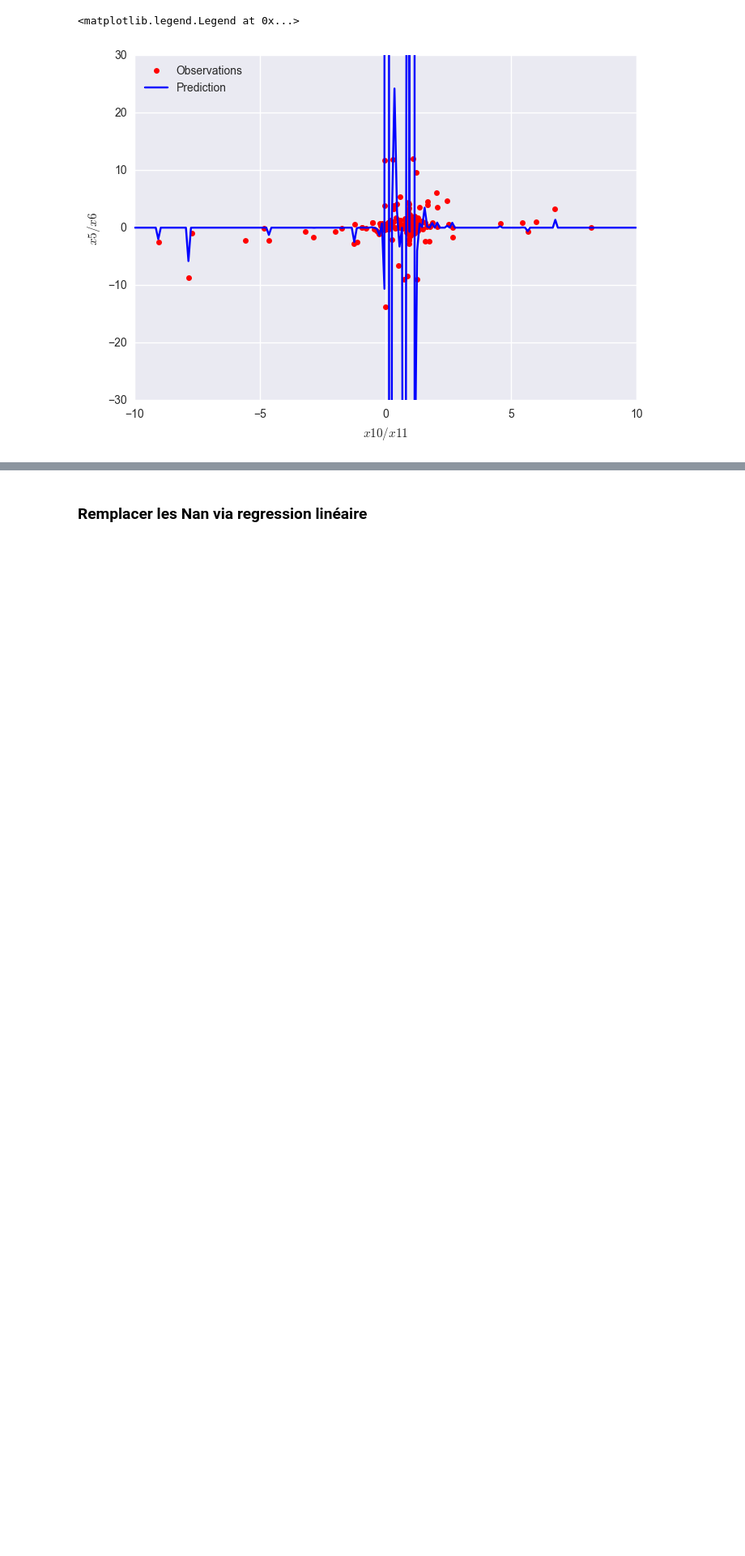
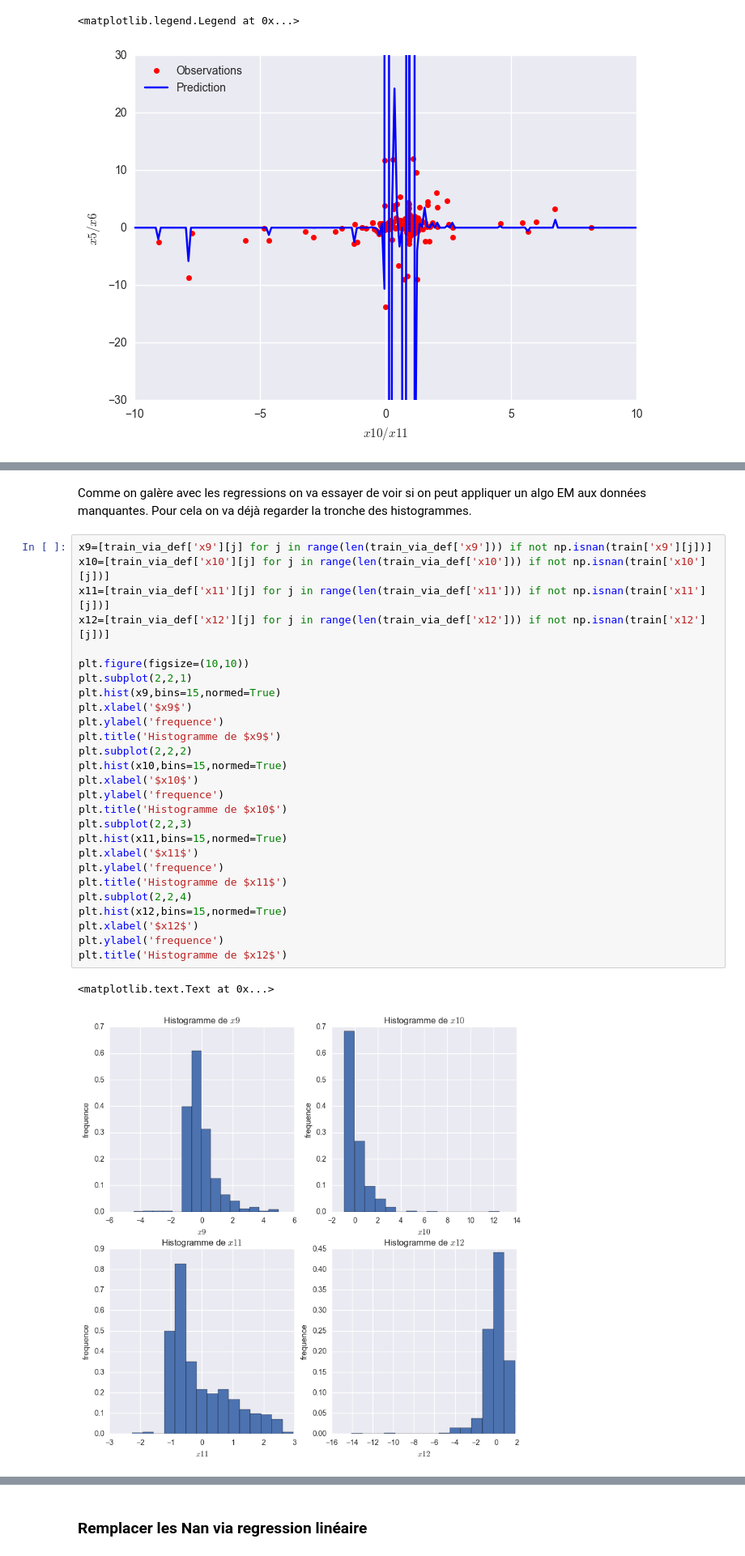
Before and after one commit to bigtdu53/failleIte, a Jupyter notebook: Code/bankrupcy_chanllenge.ipynb, the cells around one changed output, grey strips where cells are left out. Shown at 81% size. Saved outputs shown, nothing was run; the diff lists cells and outputs as text; blank space fills up the shorter version.

```diff
--- a/Code/bankrupcy_chanllenge.ipynb
+++ b/Code/bankrupcy_chanllenge.ipynb
@@ -466,0 +471,32 @@ plt.legend(loc='upper left')
+# %% [markdown]
+Comme on galère avec les regressions on va essayer de voir si on peut appliquer un algo EM aux données manquantes. Pour cela on va déjà regarder la tronche des histogrammes.
+# %%
+x9=[train_via_def['x9'][j] for j in range(len(train_via_def['x9'])) if not np.isnan(train['x9'][j])]
+x10=[train_via_def['x10'][j] for j in range(len(train_via_def['x10'])) if not np.isnan(train['x10'][j])]
+x11=[train_via_def['x11'][j] for j in range(len(train_via_def['x11'])) if not np.isnan(train['x11'][j])]
+x12=[train_via_def['x12'][j] for j in range(len(train_via_def['x12'])) if not np.isnan(train['x12'][j])]
+
+plt.figure(figsize=(10,10))
+plt.subplot(2,2,1)
+plt.hist(x9,bins=15,normed=True)
+plt.xlabel('$x9$')
+plt.ylabel('frequence')
+plt.title('Histogramme de $x9$')
+plt.subplot(2,2,2)
+plt.hist(x10,bins=15,normed=True)
+plt.xlabel('$x10$')
+plt.ylabel('frequence')
+plt.title('Histogramme de $x10$')
+plt.subplot(2,2,3)
+plt.hist(x11,bins=15,normed=True)
+plt.xlabel('$x11$')
+plt.ylabel('frequence')
+plt.title('Histogramme de $x11$')
+plt.subplot(2,2,4)
+plt.hist(x12,bins=15,normed=True)
+plt.xlabel('$x12$')
+plt.ylabel('frequence')
+plt.title('Histogramme de $x12$')
+# %% [output]
+<matplotlib.text.Text at 0x...>
+[figure, added]
```
Also changed, not shown: parts of 20 cells of this notebook.
